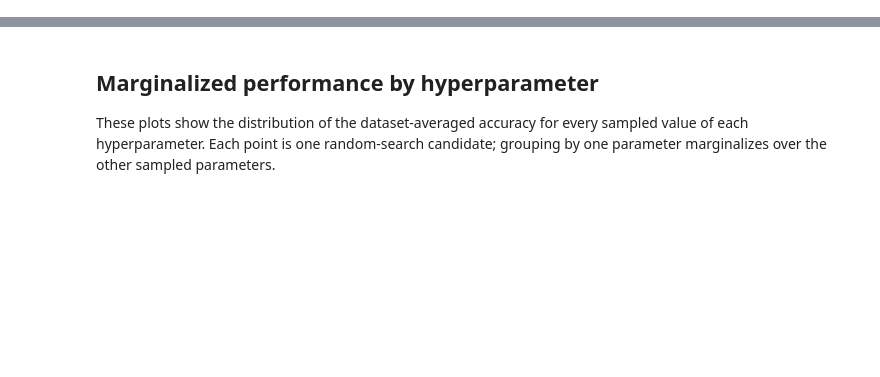
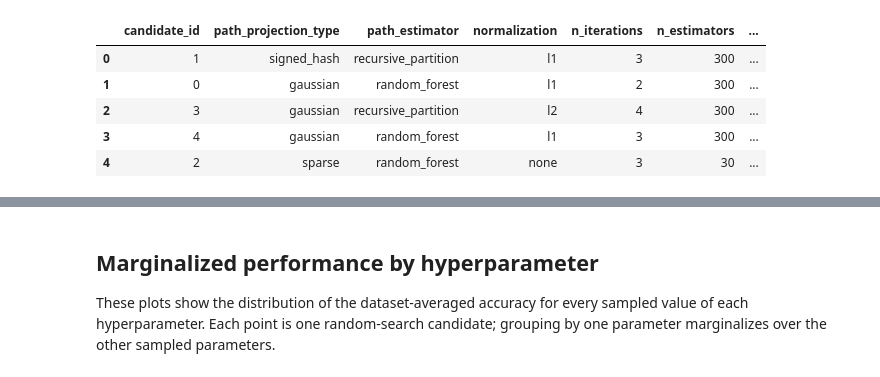
Before and after one commit to fabriziocosta/forestsketch, a Jupyter notebook: notebooks/16_openml_hyperparameter_search.ipynb, the cells around one changed output, grey strips where cells are left out. Saved outputs shown, nothing was run; the diff lists cells and outputs as text; code cells hidden in the pictures; blank space fills up the shorter version.

```diff
--- a/notebooks/16_openml_hyperparameter_search.ipynb
+++ b/notebooks/16_openml_hyperparameter_search.ipynb
@@ -141,7 +156,19 @@ pd.DataFrame(sampled_parameters)
 # %%
+def make_internal_path_estimator(params, seed):
+    if params['path_estimator'] == 'random_forest':
+        return forest_classifier(seed, n_estimators=params['n_estimators'])
+    if params['path_estimator'] == 'recursive_partition':
+        return BaggedRecursivePartitionClassifier(
+            estimator=RecursivePartitionClassifier(),
+            n_estimators=params['n_estimators'],
+            n_jobs=-1,
+            random_state=seed,
+        )
+    raise ValueError(f"Unknown path estimator: {params['path_estimator']}")
+
 def make_search_estimator(params, seed):
-    return ForestSketchEstimator(
-        estimator=forest_classifier(seed, n_estimators=params['n_estimators']),
+    return RecursiveSketchClassifier(
+        estimator=make_internal_path_estimator(params, seed),
         n_components=64,
         n_iterations=params['n_iterations'],
         dimension_ratio=params['dimension_ratio'],
@@ -205,33 +232,40 @@ for candidate_id, params in aligned_tqdm(
             'accuracy': accuracy,
             'errors': errors,
             'fit_wall_seconds': fit_wall,
             'fit_cpu_seconds': fit_cpu,
         })
 
     candidate_frame = pd.DataFrame({
         'dataset_id': [block['dataset_id'] for block in evaluation_blocks],
         'dataset': [block['dataset'] for block in evaluation_blocks],
         'accuracy': candidate_scores,
     })
     dataset_means = candidate_frame.groupby(
         ['dataset_id', 'dataset'], as_index=False
     )['accuracy'].mean()
     search_rows.append({
         'candidate_id': candidate_id,
         **params,
         'mean_accuracy': dataset_means['accuracy'].mean(),
         'std_dataset_accuracy': dataset_means['accuracy'].std(ddof=1),
         'mean_block_accuracy': np.mean(candidate_scores),
         'search_seconds': time.perf_counter() - candidate_start,
     })
 
 search_results = (
     pd.DataFrame(search_rows)
     .sort_values('mean_accuracy', ascending=False)
     .reset_index(drop=True)
 )
 block_results = pd.DataFrame(block_rows)
 display(search_results)
+# %% [output]
+|  | candidate_id | path_projection_type | path_estimator | normalization | n_iterations | n_estimators | ... |
+| 0 | 1 | signed_hash | recursive_partition | l1 | 3 | 300 | ... |
+| 1 | 0 | gaussian | random_forest | l1 | 2 | 300 | ... |
+| 2 | 3 | gaussian | recursive_partition | l2 | 4 | 300 | ... |
+| 3 | 4 | gaussian | random_forest | l1 | 3 | 300 | ... |
+| 4 | 2 | sparse | random_forest | none | 3 | 30 | ... |
 # %%
 TOP_K = min(10, len(search_results))
 top_results = search_results.head(TOP_K).copy()
```
Also changed, not shown: parts of 9 cells of this notebook, 27 other files.
